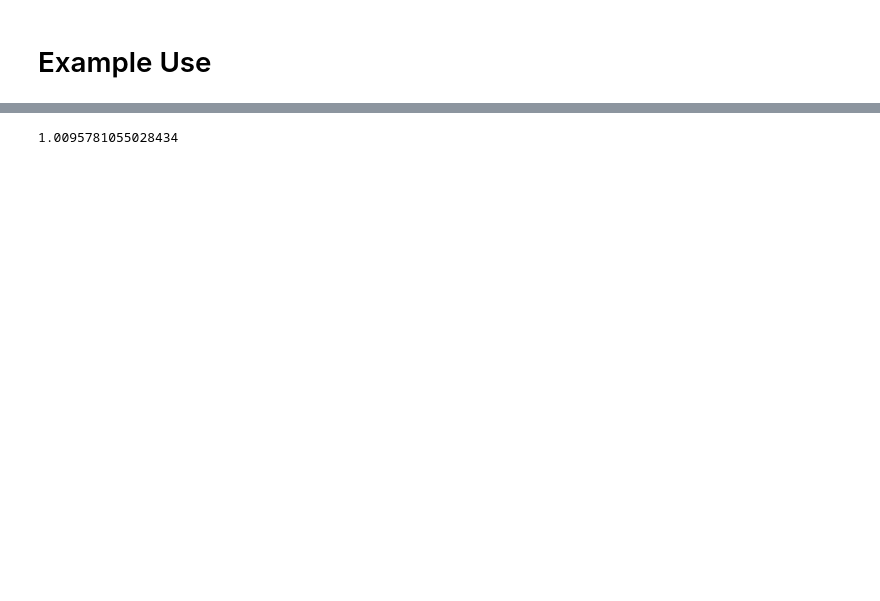
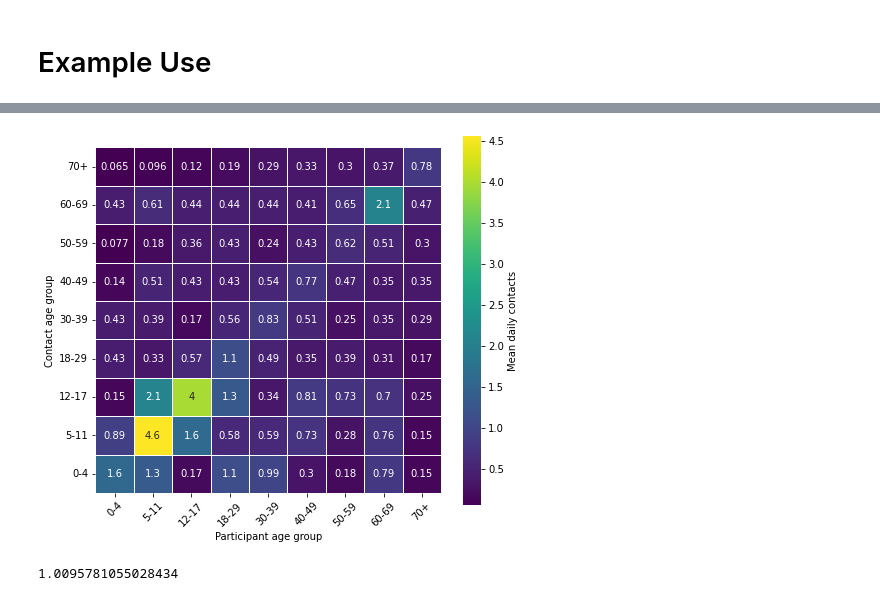
Before and after one commit to LukeMurrayKearney/Data-Driven-Networks-Code, a Jupyter notebook: _test_.ipynb, the cells around one changed output, grey strips where cells are left out. Saved outputs shown, nothing was run; the diff lists cells and outputs as text; code cells hidden in the pictures; blank space fills up the shorter version.

```diff
--- a/_test_.ipynb
+++ b/_test_.ipynb
@@ -76,3 +68,37 @@ poly
+# %%
+import seaborn as sns
+import matplotlib.pyplot as plt
+
+age_buckets = ['0-4', '5-11', '12-17', '18-29', '30-39', '40-49', '50-59', '60-69', '70+']
+cm, _ = nd_p.make_contact_matrices([{'age': res['ages'][i], 'contacts': res['frequency_distribution'][i]} for i in range(len(res['ages']))])
+fig, ax = plt.subplots(figsize=(7, 6))
+
+sns.heatmap(
+    # np.flip(cm, axis=0),
+    cm,
+    cmap="viridis",
+    square=True,
+    linewidths=0.5,
+    linecolor="white",
+    xticklabels=age_buckets,
+    yticklabels=age_buckets,
+    cbar_kws={"label": "Mean daily contacts"},
+    ax=ax,
+    annot=True,
+)
+
+ax.invert_yaxis()
+ax.set_ylabel("Contact age group")
+ax.set_xlabel("Participant age group")
+
+plt.xticks(rotation=45)
+plt.yticks(rotation=0)
+
+plt.tight_layout()
+plt.savefig('output_data/contribution_csvs_4_matt/c3_sbm_heatmap.png', dpi=300)
+plt.show()
+# %% [output]
+[figure, added]
 # %%
 import numpy as np
 
```
Also changed, not shown: parts of 1 cell of this notebook, 57 other files.
